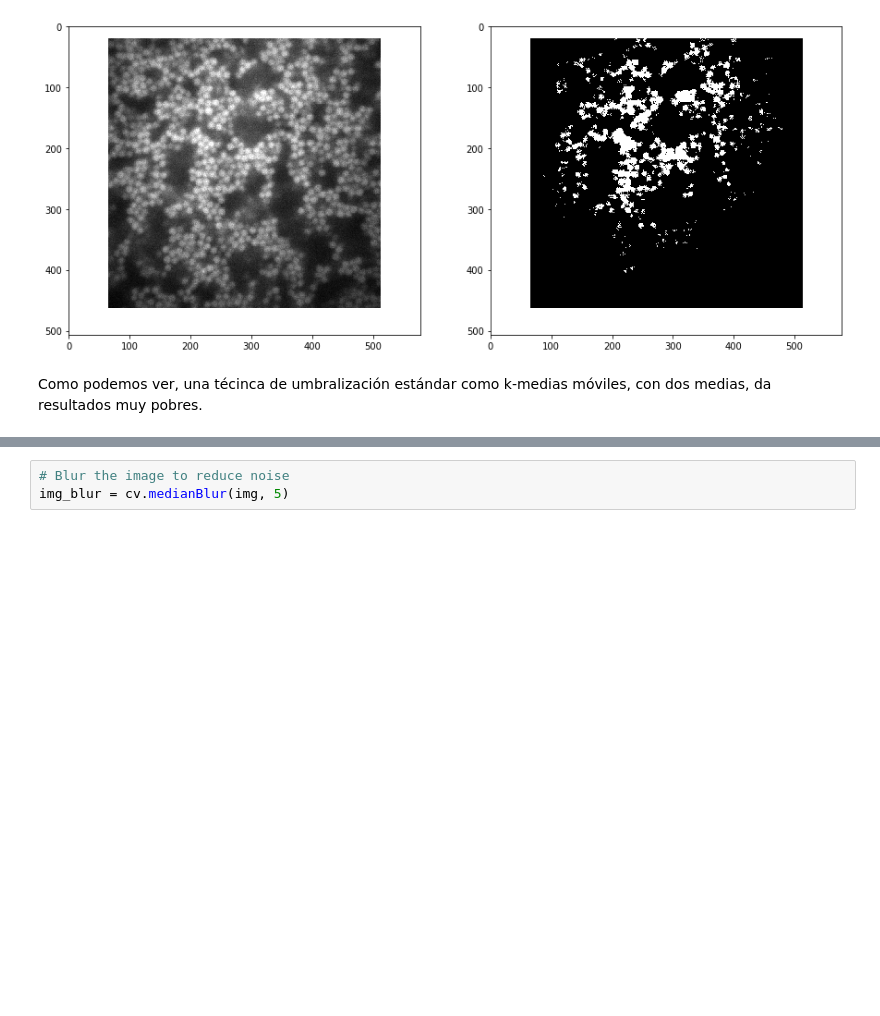
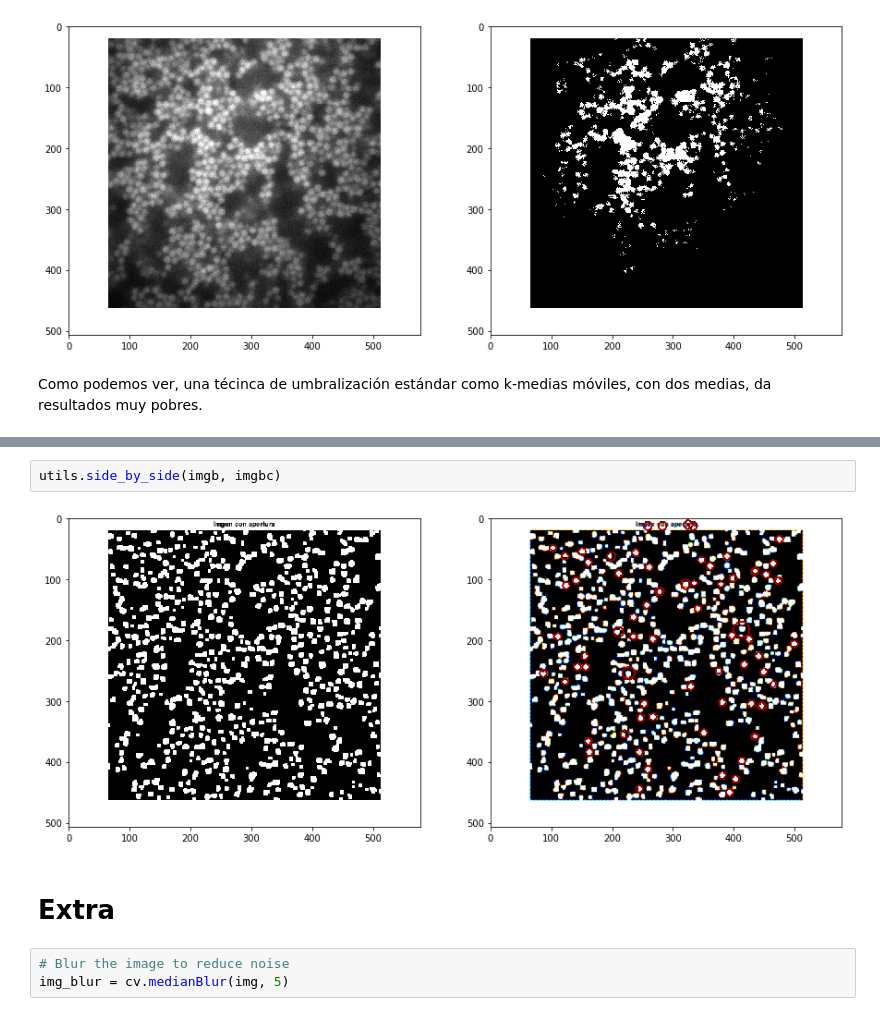
Before and after one commit to gmagannaDevelop/ImagenesTercerParcial, a Jupyter notebook: Pregunta 6.ipynb, the cells around one changed output, grey strips where cells are left out. Saved outputs shown, nothing was run; the diff lists cells and outputs as text; blank space fills up the shorter version.

```diff
--- a/Pregunta 6.ipynb
+++ b/Pregunta 6.ipynb
@@ -86,3 +117,9 @@ Como podemos ver, una técinca de umbralización estándar como k-medias móvile
+# %%
+utils.side_by_side(imgb, imgbc)
+# %% [output]
+[figure, added]
+# %% [markdown]
+# Extra
 # %%
 # Blur the image to reduce noise
 img_blur = cv.medianBlur(img, 5)
```
Also changed, not shown: parts of 26 cells of this notebook, 1 other file.
